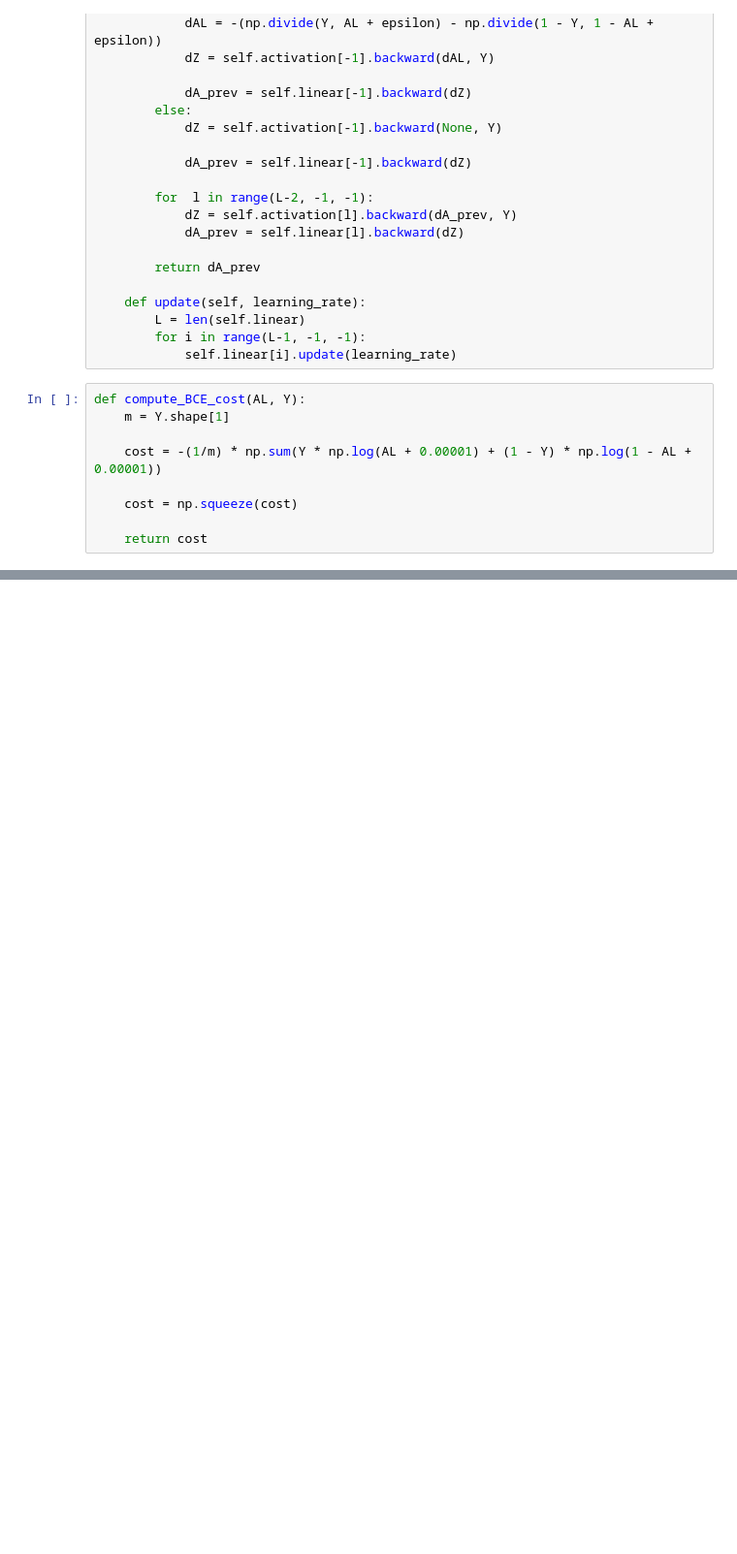
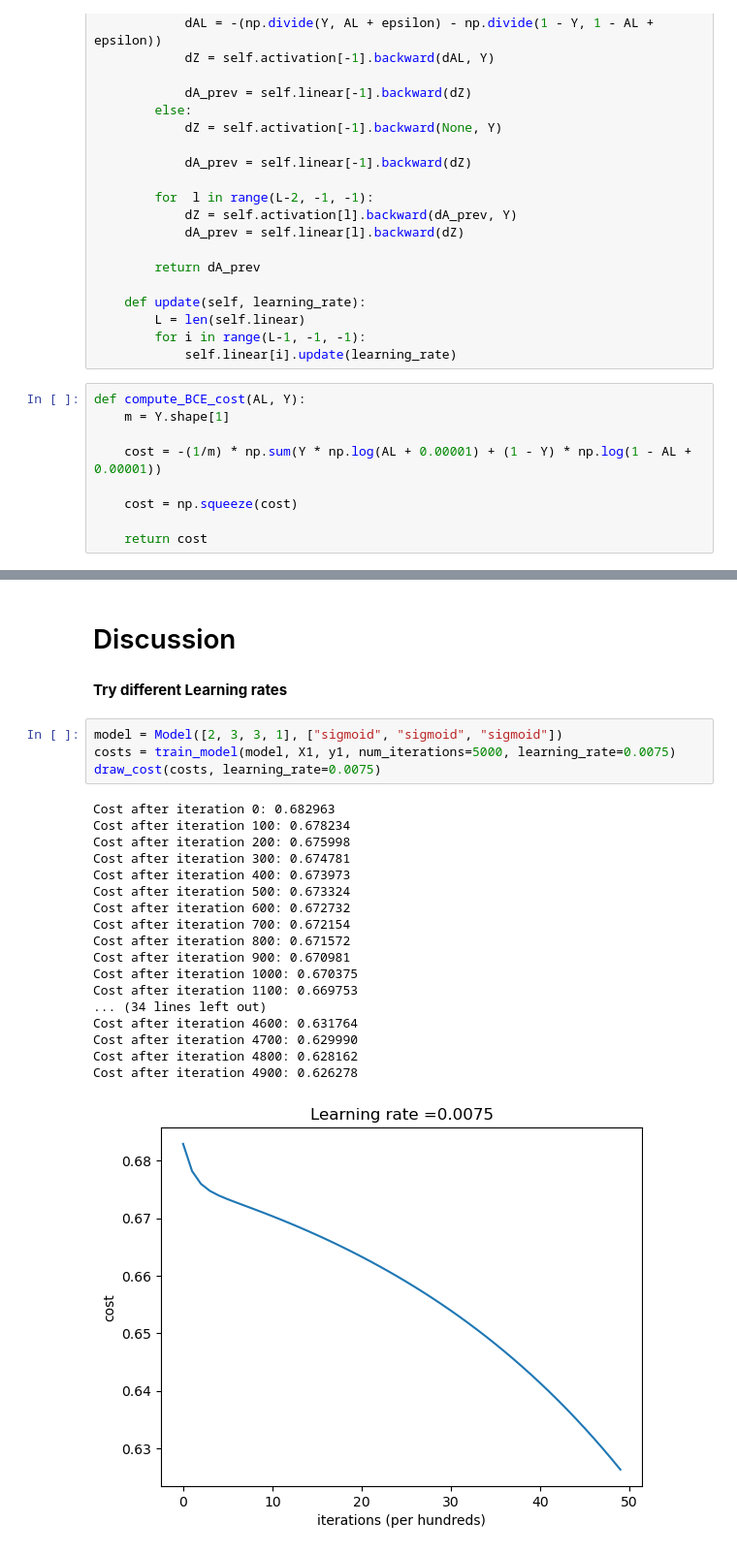
Before and after one commit to Kailiao0727/DL_lab, a Jupyter notebook: lab1/src.ipynb, the cells around one changed output, grey strips where cells are left out. Shown: that part at 97% size. Drawn from its saved outputs; the diff is of its cells as text; blank space fills up the shorter version.

```diff
--- a/lab1/src.ipynb
+++ b/lab1/src.ipynb
@@ -291,0 +446,27 @@ show_result(X1_test.T, y1_test, pred_train)
+# %% [markdown]
+# Discussion
+# %% [markdown]
+**Try different Learning rates**
+# %%
+model = Model([2, 3, 3, 1], ["sigmoid", "sigmoid", "sigmoid"])
+costs = train_model(model, X1, y1, num_iterations=5000, learning_rate=0.0075)
+draw_cost(costs, learning_rate=0.0075)
+# %% [output]
+Cost after iteration 0: 0.682963
+Cost after iteration 100: 0.678234
+Cost after iteration 200: 0.675998
+Cost after iteration 300: 0.674781
+Cost after iteration 400: 0.673973
+Cost after iteration 500: 0.673324
+Cost after iteration 600: 0.672732
+Cost after iteration 700: 0.672154
+Cost after iteration 800: 0.671572
+Cost after iteration 900: 0.670981
+Cost after iteration 1000: 0.670375
+Cost after iteration 1100: 0.669753
+... (34 lines left out)
+Cost after iteration 4600: 0.631764
+Cost after iteration 4700: 0.629990
+Cost after iteration 4800: 0.628162
+Cost after iteration 4900: 0.626278
+[figure, added]
```
Also changed, not shown: parts of 34 cells of this notebook.
